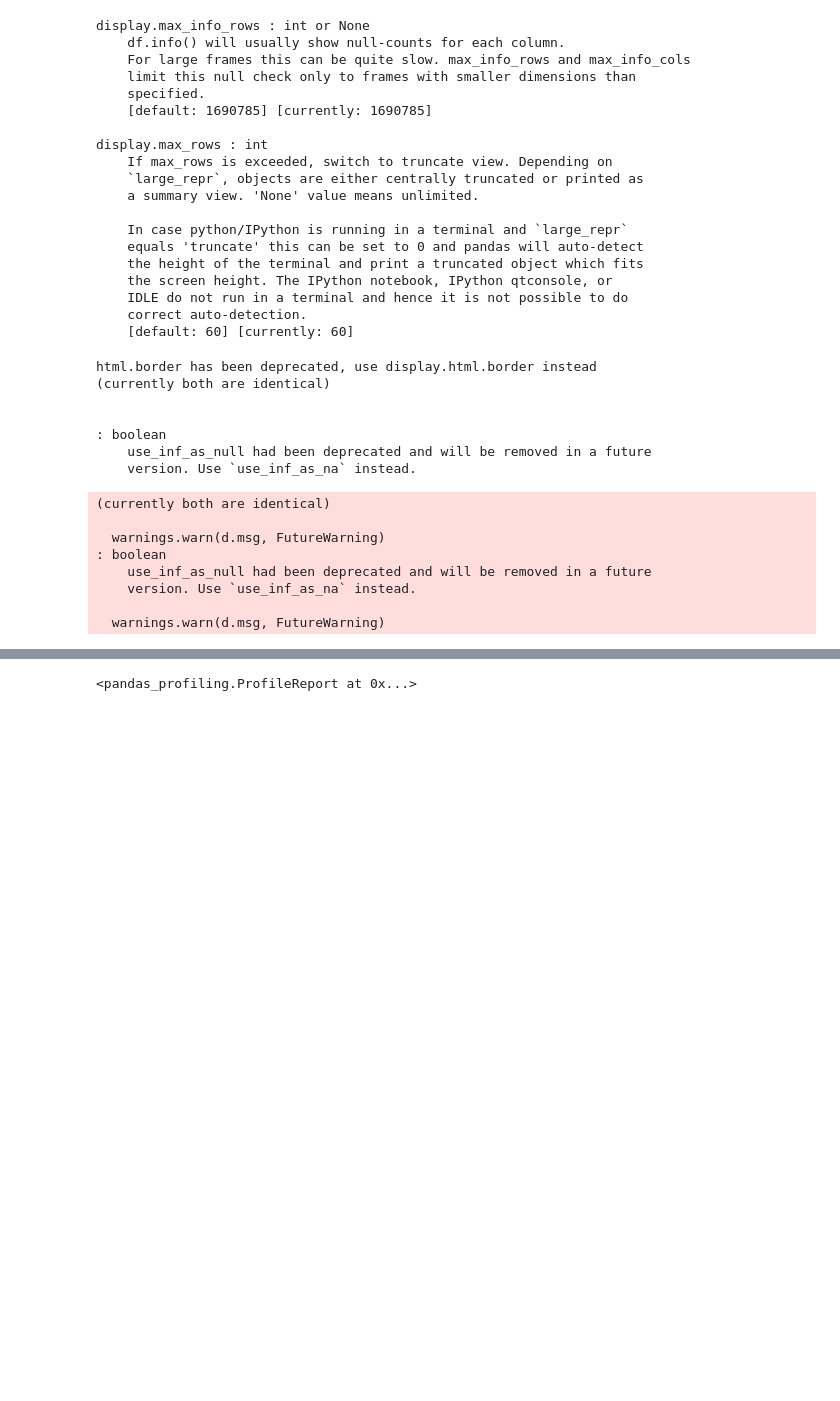
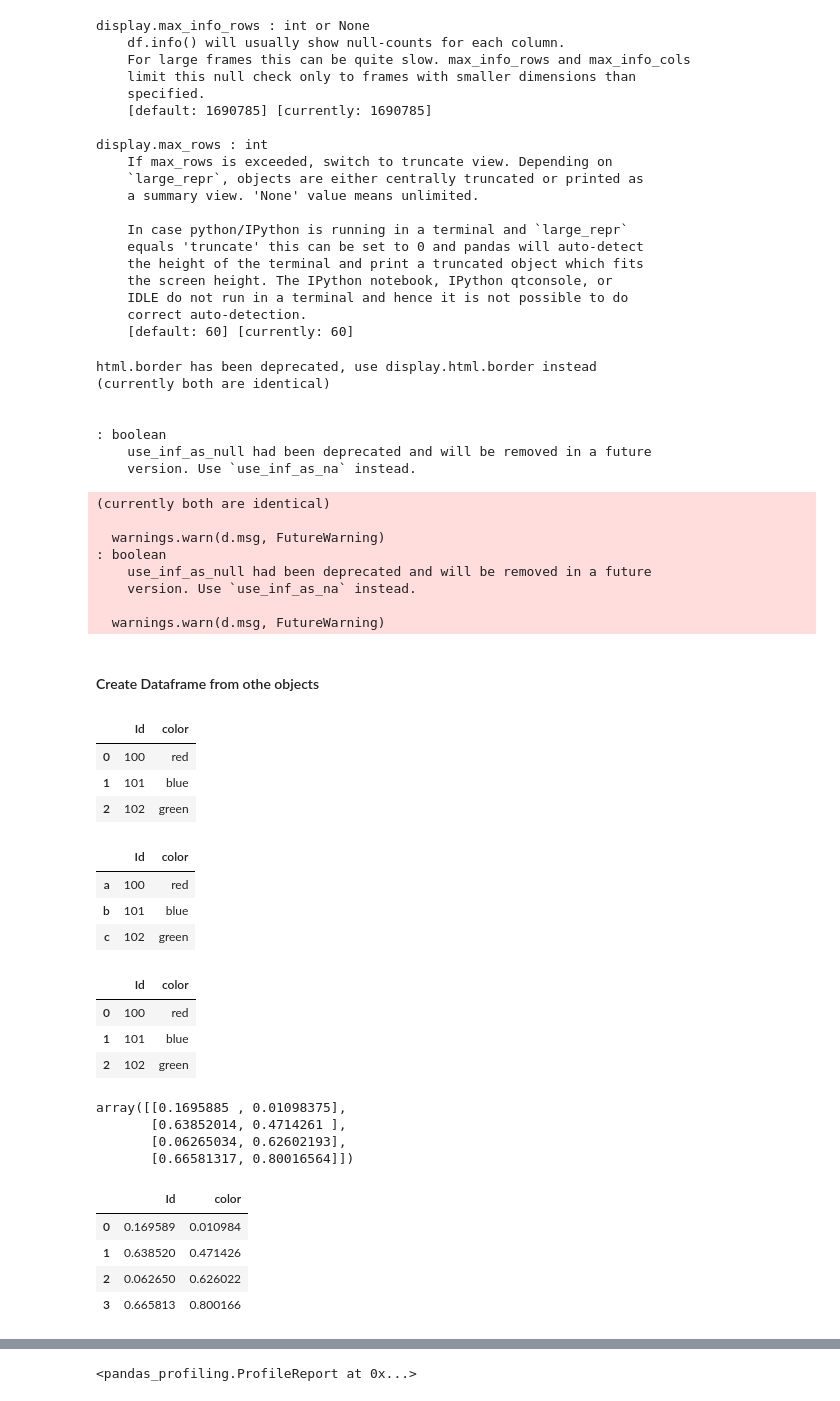
Before and after one commit to katamit/Data-Science, a Jupyter notebook: Pandas_notebooks/Pandas_Tut_data_school.ipynb, the cells around one changed output, grey strips where cells are left out. Drawn from its saved outputs; the diff is of its cells as text; code cells hidden in the pictures; blank space fills up the shorter version.

```diff
--- a/Pandas_notebooks/Pandas_Tut_data_school.ipynb
+++ b/Pandas_notebooks/Pandas_Tut_data_school.ipynb
@@ -1468,3 +1468,45 @@ html.border has been deprecated, use display.html.border instead
     version. Use `use_inf_as_na` instead.
 
   warnings.warn(d.msg, FutureWarning)
+# %% [markdown]
+####  Create Dataframe from othe objects
+# %%
+pd.DataFrame({'Id':[100,101,102],'color':['red','blue','green']})
+#  Observe the the columns order in not the same we defined because dictionareis are unordere
+# %% [output]
+|  | Id | color |
+| 0 | 100 | red |
+| 1 | 101 | blue |
+| 2 | 102 | green |
+# %%
+df = pd.DataFrame({'Id':[100,101,102],'color':['red','blue','green']},
+             columns=['Id','color'],index=['a','b','c'])
+df
+# %% [output]
+|  | Id | color |
+| a | 100 | red |
+| b | 101 | blue |
+| c | 102 | green |
+# %%
+pd.DataFrame([[100,'red'],[101,'blue'],[102,'green']] ,columns=['Id','color'])
+# %% [output]
+|  | Id | color |
+| 0 | 100 | red |
+| 1 | 101 | blue |
+| 2 | 102 | green |
+# %%
+arr = np.random.rand(4,2)
+arr
+# %% [output]
+array([[0.1695885 , 0.01098375],
+       [0.63852014, 0.4714261 ],
+       [0.06265034, 0.62602193],
+       [0.66581317, 0.80016564]])
+# %%
+pd.DataFrame(arr, columns=['Id','color'])
+# %% [output]
+|  | Id | color |
+| 0 | 0.169589 | 0.010984 |
+| 1 | 0.638520 | 0.471426 |
+| 2 | 0.062650 | 0.626022 |
+| 3 | 0.665813 | 0.800166 |
```
Also changed, not shown: parts of 4 cells of this notebook, 30 other files.
